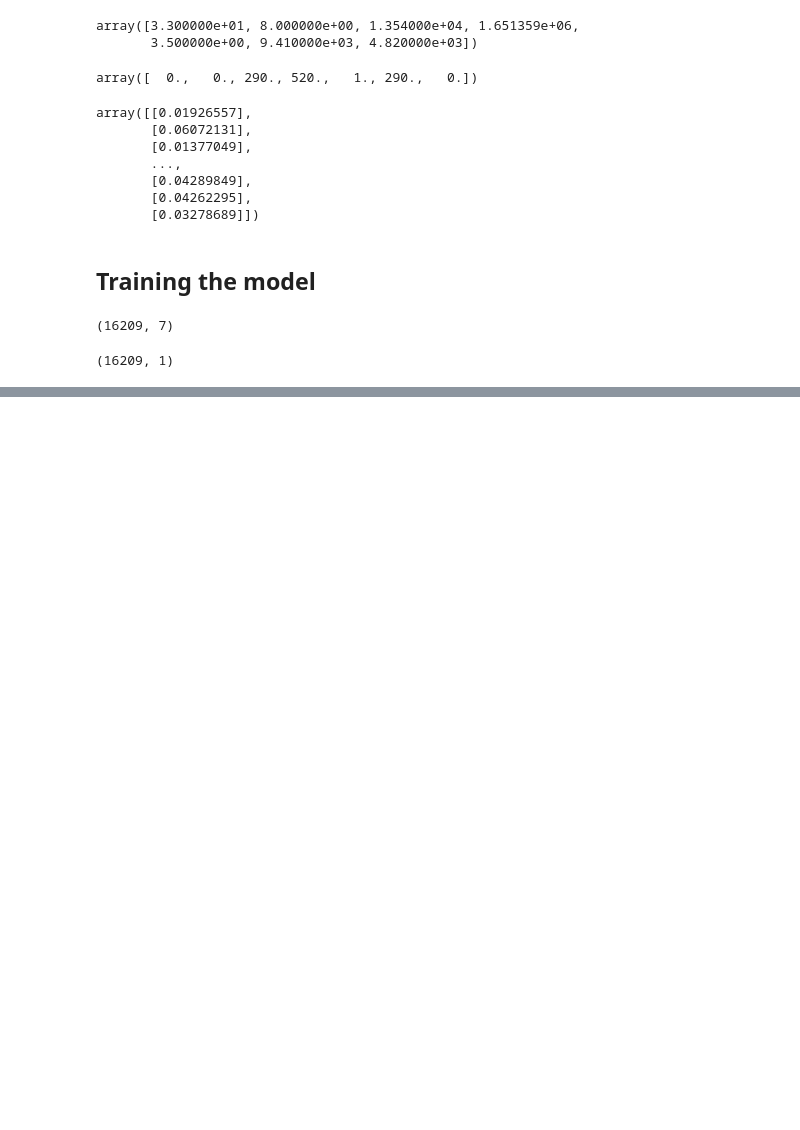
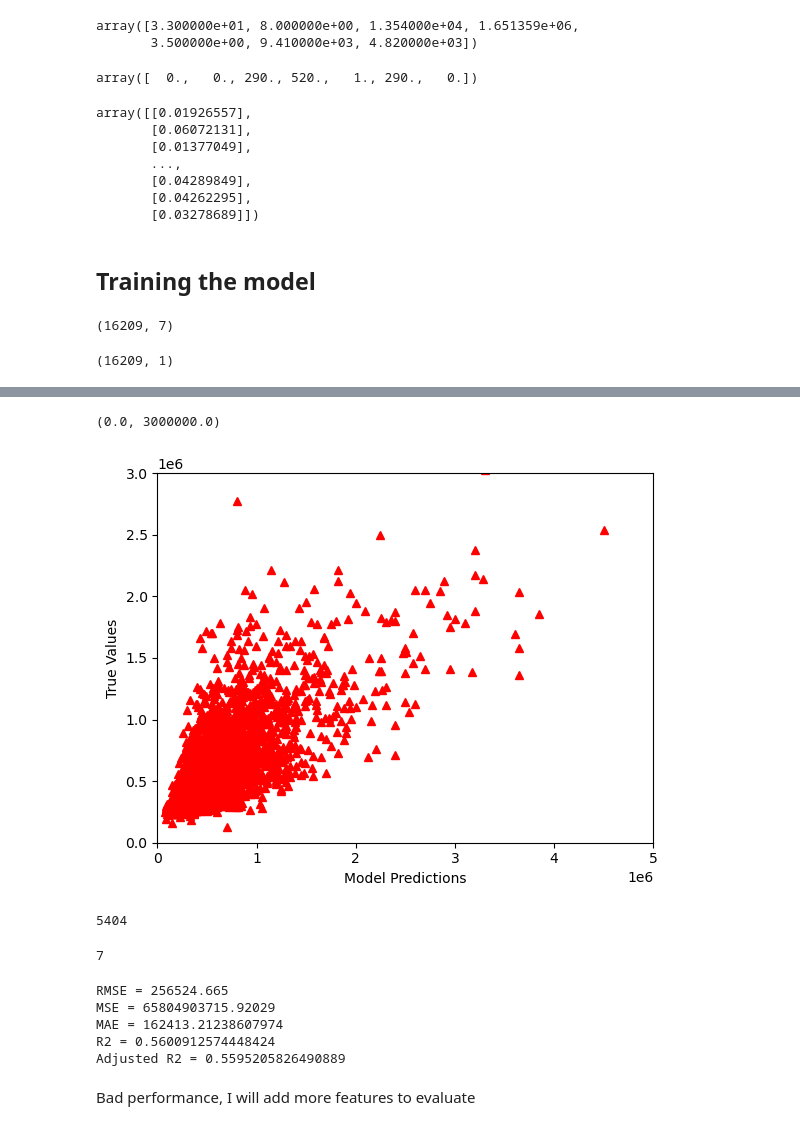
Before and after one commit to AlvaroBishop/HousePredictionANNs, a Jupyter notebook: house_price_prediction.ipynb, the cells around one changed output, grey strips where cells are left out. Drawn from its saved outputs; the diff is of its cells as text; code cells hidden in the pictures; blank space fills up the shorter version.

```diff
--- a/house_price_prediction.ipynb
+++ b/house_price_prediction.ipynb
@@ -334,0 +375,41 @@ Epoch 64/100
+# %%
+y_predict_orig = scaler.inverse_transform(y_predict)
+y_test_orig = scaler.inverse_transform(y_test)
+# %%
+plt.plot(y_test_orig, y_predict_orig, "^", color = 'r')
+plt.xlabel('Model Predictions')
+plt.ylabel('True Values')
+plt.xlim(0, 5000000)
+plt.ylim(0, 3000000)
+# %% [output]
+(0.0, 3000000.0)
+[figure, added]
+# %%
+k = X_test.shape[1]
+n = len(X_test)
+n
+# %% [output]
+5404
+# %%
+k
+# %% [output]
+7
+# %%
+from sklearn.metrics import r2_score, mean_squared_error, mean_absolute_error
+from math import sqrt
+
+RMSE = float(format(np.sqrt(mean_squared_error(y_test_orig, y_predict_orig)),'.3f'))
+MSE = mean_squared_error(y_test_orig, y_predict_orig)
+MAE = mean_absolute_error(y_test_orig, y_predict_orig)
+r2 = r2_score(y_test_orig, y_predict_orig)
+adj_r2 = 1-(1-r2)*(n-1)/(n-k-1)
+
+print('RMSE =',RMSE, '\nMSE =',MSE, '\nMAE =',MAE, '\nR2 =', r2, '\nAdjusted R2 =', adj_r2)
+# %% [output]
+RMSE = 256524.665
+MSE = 65804903715.92029
+MAE = 162413.21238607974
+R2 = 0.5600912574448424
+Adjusted R2 = 0.5595205826490889
+# %% [markdown]
+Bad performance, I will add more features to evaluate
```
Also changed, not shown: parts of 8 cells of this notebook.
